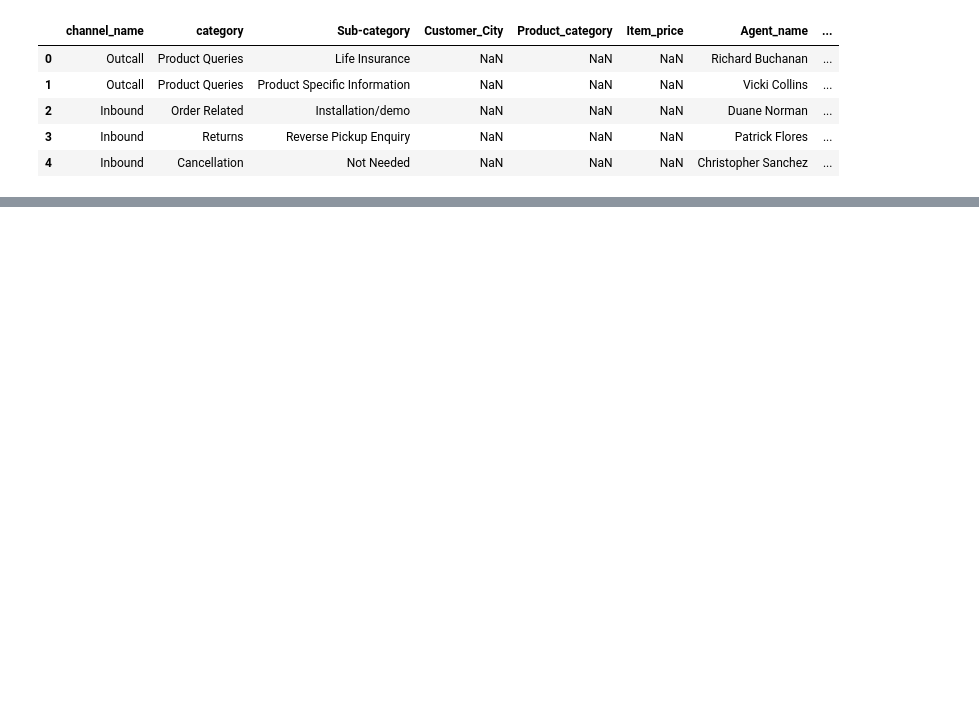
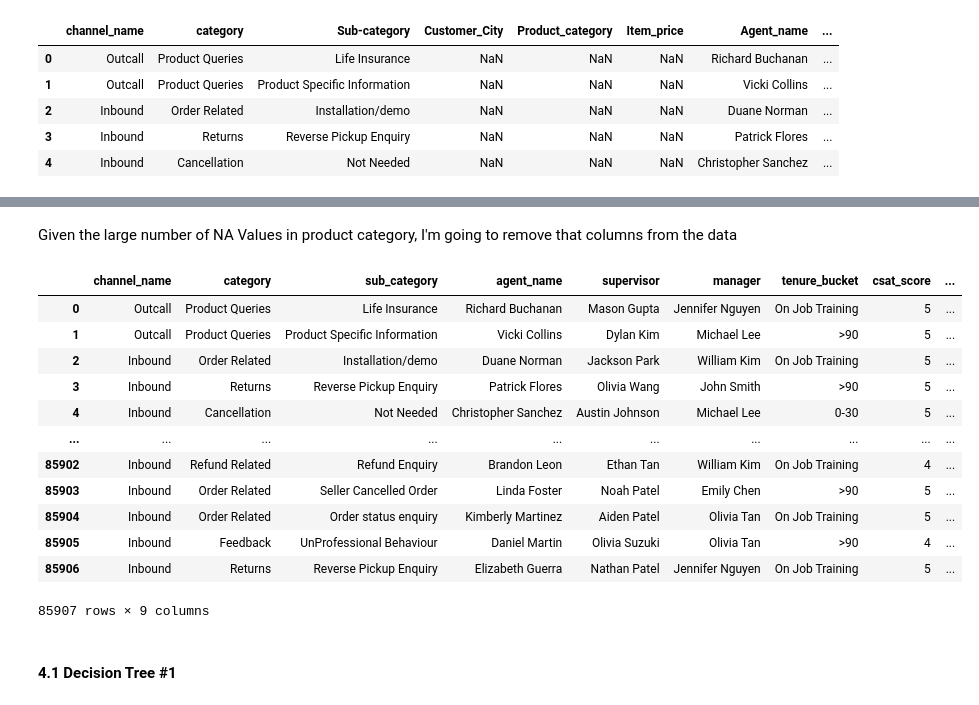
Before and after one commit to klmartin1998/spring2024-data622, a Jupyter notebook: assignments/assignment2/data622_assignment2.ipynb, the cells around one changed output, grey strips where cells are left out. Cells and saved outputs as stored; diff of their text form; code cells hidden in the pictures; blank space fills up the shorter version.

```diff
--- a/assignments/assignment2/data622_assignment2.ipynb
+++ b/assignments/assignment2/data622_assignment2.ipynb
@@ -144,0 +189,28 @@ For this, we will look to build a classifier that will identify the category of
+# %% [markdown]
+Given the large number of NA Values in product category, I'm going to remove that columns from the data
+# %%
+mod_df = mod_df.loc[:,~mod_df.columns.isin(['product_category'])].copy()
+# %%
+mod_df['response_days'] = mod_df.apply(lambda x: (x['response_date']-x['issue_date']).days,axis=1)
+# %%
+mod_df = mod_df.loc[:,~mod_df.columns.isin(['issue_date','response_date'])].copy()
+# %%
+mod_df['csat_score'] = pd.Categorical(mod_df['csat_score'])
+# %%
+mod_df
+# %% [output]
+|  | channel_name | category | sub_category | agent_name | supervisor | manager | tenure_bucket | csat_score | ... |
+| 0 | Outcall | Product Queries | Life Insurance | Richard Buchanan | Mason Gupta | Jennifer Nguyen | On Job Training | 5 | ... |
+| 1 | Outcall | Product Queries | Product Specific Information | Vicki Collins | Dylan Kim | Michael Lee | >90 | 5 | ... |
+| 2 | Inbound | Order Related | Installation/demo | Duane Norman | Jackson Park | William Kim | On Job Training | 5 | ... |
+| 3 | Inbound | Returns | Reverse Pickup Enquiry | Patrick Flores | Olivia Wang | John Smith | >90 | 5 | ... |
+| 4 | Inbound | Cancellation | Not Needed | Christopher Sanchez | Austin Johnson | Michael Lee | 0-30 | 5 | ... |
+| ... | ... | ... | ... | ... | ... | ... | ... | ... | ... |
+| 85902 | Inbound | Refund Related | Refund Enquiry | Brandon Leon | Ethan Tan | William Kim | On Job Training | 4 | ... |
+| 85903 | Inbound | Order Related | Seller Cancelled Order | Linda Foster | Noah Patel | Emily Chen | >90 | 5 | ... |
+| 85904 | Inbound | Order Related | Order status enquiry | Kimberly Martinez | Aiden Patel | Olivia Tan | On Job Training | 5 | ... |
+| 85905 | Inbound | Feedback | UnProfessional Behaviour | Daniel Martin | Olivia Suzuki | Olivia Tan | >90 | 4 | ... |
+| 85906 | Inbound | Returns | Reverse Pickup Enquiry | Elizabeth Guerra | Nathan Patel | Jennifer Nguyen | On Job Training | 5 | ... |
+85907 rows × 9 columns
+# %% [markdown]
+#### 4.1 Decision Tree #1
```
Also changed, not shown: parts of 51 cells of this notebook.
